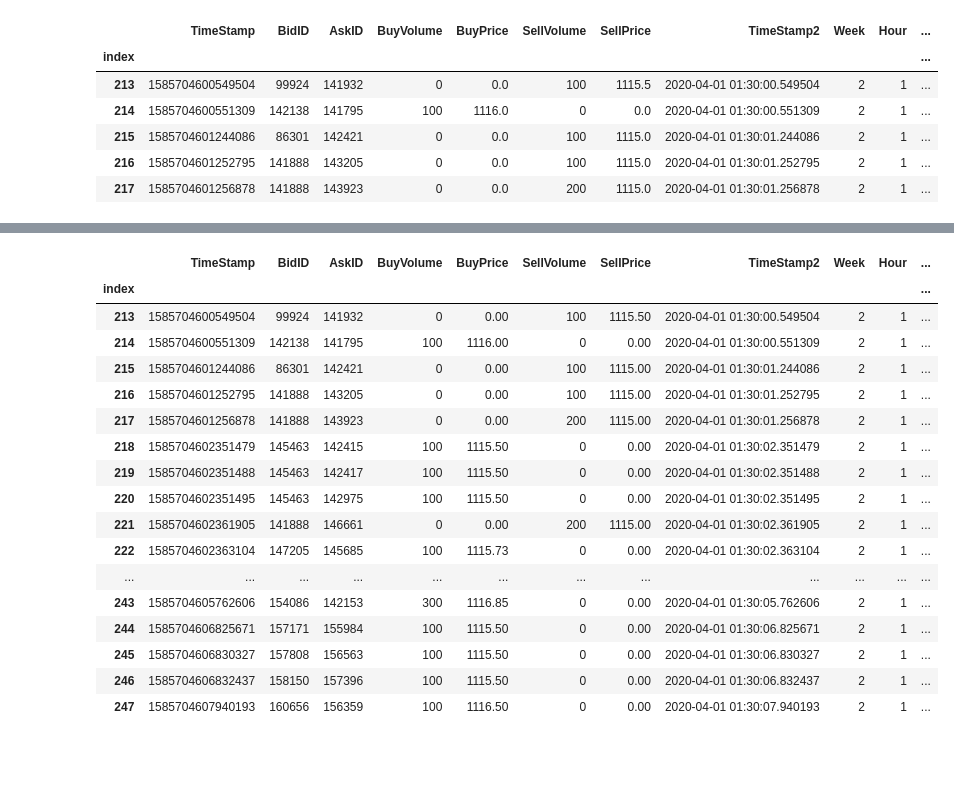
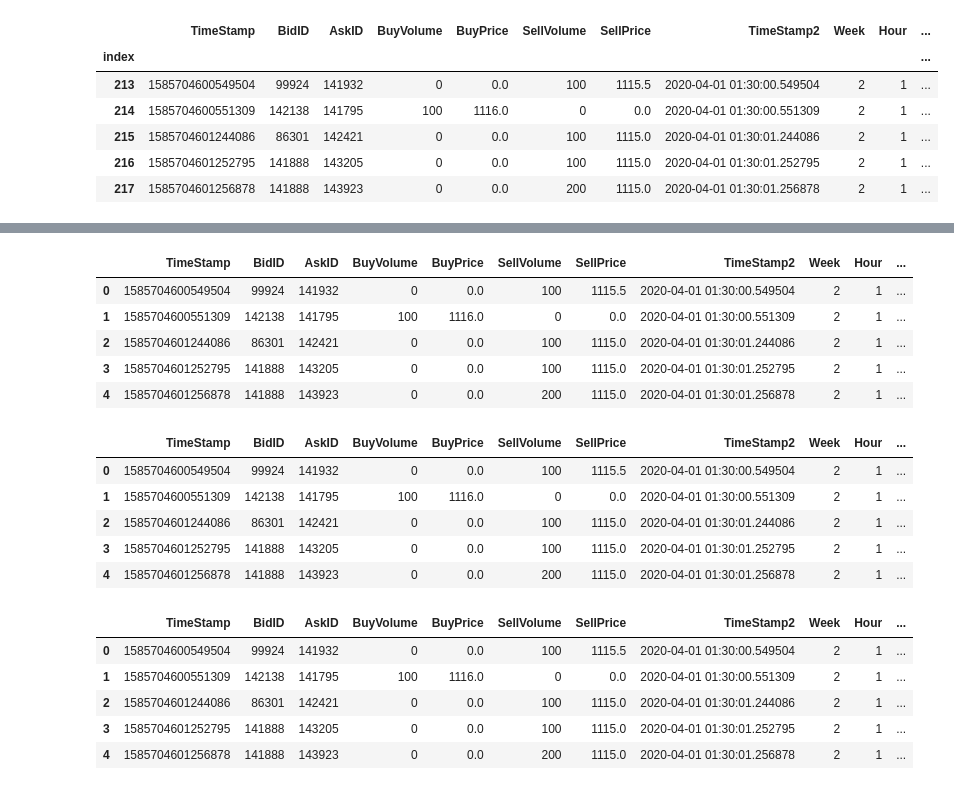
Before and after one commit to chun-code/stock_price, a Jupyter notebook: code.ipynb, the cells around one changed output, grey strips where cells are left out. Cells and saved outputs as stored; diff of their text form; code cells hidden in the pictures; blank space fills up the shorter version.

```diff
--- a/code.ipynb
+++ b/code.ipynb
@@ -160,6 +187,6 @@ book_train.head()
 # %%
 ## 交易量(特徵) -----------------------------------------------------------------------------------------
-raw_trade_train = pd.read_parquet('assignment_600519/trade/600519/20200401.parquet.gzip')
+raw_trade_train = pd.read_parquet('trade/600519/20200401.parquet.gzip')
 trade_train = raw_trade_train.copy()
 # %%
 trade_train['TimeStamp2'] = pd.to_datetime(trade_train['TimeStamp'].values, unit='us')
@@ -187,3 +214,15 @@ trade_train.head()
 | 215 | 1585704601244086 | 86301 | 142421 | 0 | 0.0 | 100 | 1115.0 | 2020-04-01 01:30:01.244086 | 2 | 1 | ... |
 | 216 | 1585704601252795 | 141888 | 143205 | 0 | 0.0 | 100 | 1115.0 | 2020-04-01 01:30:01.252795 | 2 | 1 | ... |
 | 217 | 1585704601256878 | 141888 | 143923 | 0 | 0.0 | 200 | 1115.0 | 2020-04-01 01:30:01.256878 | 2 | 1 | ... |
+# %%
+# 以五檔報價時間依據，將交易資料分組(bisect)
+
+import bisect
+book_ts = book_train['TimeStamp'].values.tolist()  #dataframe to list
+
+def get_ts_id(ts):
+    return bisect.bisect_left(book_ts, ts)  #回傳插入的位置，以0開頭
+
+
+trade_train['ts_id'] = trade_train['TimeStamp'].apply(lambda ts: get_ts_id(ts))  #ts:trade每一列
+trade_train.head(39)
@@ -189,0 +248,35 @@ trade_train.head()
+# %%
+# 買賣次數
+df_result = trade_train.groupby(trade_train['ts_id'])['BuyVolume'].agg(lambda x: x[x>0].count()).reset_index()
+df_result = df_result.rename(columns={'BuyVolume':'trade_buy_cnt'})
+trade_train = trade_train.merge(df_result, how='inner', on='ts_id')
+
+df_result = trade_train.groupby(trade_train['ts_id'])['SellVolume'].agg(lambda x: x[x>0].count()).reset_index()
+df_result = df_result.rename(columns={'SellVolume': 'trade_sell_cnt'})
+trade_train = trade_train.merge(df_result, how='inner', on='ts_id')
+
+trade_train['trade_cnt_diff'] = trade_train['trade_sell_cnt'] - trade_train['trade_buy_cnt'] #買成 > 賣成，預期價格跌。
+trade_train.head()
+# %% [output]
+|  | TimeStamp | BidID | AskID | BuyVolume | BuyPrice | SellVolume | SellPrice | TimeStamp2 | Week | Hour | ... |
+| 0 | 1585704600549504 | 99924 | 141932 | 0 | 0.0 | 100 | 1115.5 | 2020-04-01 01:30:00.549504 | 2 | 1 | ... |
+| 1 | 1585704600551309 | 142138 | 141795 | 100 | 1116.0 | 0 | 0.0 | 2020-04-01 01:30:00.551309 | 2 | 1 | ... |
+| 2 | 1585704601244086 | 86301 | 142421 | 0 | 0.0 | 100 | 1115.0 | 2020-04-01 01:30:01.244086 | 2 | 1 | ... |
+| 3 | 1585704601252795 | 141888 | 143205 | 0 | 0.0 | 100 | 1115.0 | 2020-04-01 01:30:01.252795 | 2 | 1 | ... |
+| 4 | 1585704601256878 | 141888 | 143923 | 0 | 0.0 | 200 | 1115.0 | 2020-04-01 01:30:01.256878 | 2 | 1 | ... |
+# %%
+# 買賣成交量相差、相除
+dict_tmp = (trade_train.groupby('ts_id')['SellVolume'].sum() - trade_train.groupby('ts_id')['BuyVolume'].sum()).to_dict()
+trade_train['trade_size_diff'] = trade_train['ts_id'].map(dict_tmp)
+
+dict_tmp = (trade_train.groupby('ts_id')['SellVolume'].sum() / trade_train.groupby('ts_id')['BuyVolume'].sum()).to_dict()
+trade_train['trade_size_ratio'] = trade_train['ts_id'].map(dict_tmp)
+
+trade_train.head()
+# %% [output]
+|  | TimeStamp | BidID | AskID | BuyVolume | BuyPrice | SellVolume | SellPrice | TimeStamp2 | Week | Hour | ... |
+| 0 | 1585704600549504 | 99924 | 141932 | 0 | 0.0 | 100 | 1115.5 | 2020-04-01 01:30:00.549504 | 2 | 1 | ... |
+| 1 | 1585704600551309 | 142138 | 141795 | 100 | 1116.0 | 0 | 0.0 | 2020-04-01 01:30:00.551309 | 2 | 1 | ... |
+| 2 | 1585704601244086 | 86301 | 142421 | 0 | 0.0 | 100 | 1115.0 | 2020-04-01 01:30:01.244086 | 2 | 1 | ... |
+| 3 | 1585704601252795 | 141888 | 143205 | 0 | 0.0 | 100 | 1115.0 | 2020-04-01 01:30:01.252795 | 2 | 1 | ... |
+| 4 | 1585704601256878 | 141888 | 143923 | 0 | 0.0 | 200 | 1115.0 | 2020-04-01 01:30:01.256878 | 2 | 1 | ... |
@@ -190,21 +336,9 @@ trade_train.head()
 # %%
-trade_train.head(35)
+trade_train.head()
 # %% [output]
 |  | TimeStamp | BidID | AskID | BuyVolume | BuyPrice | SellVolume | SellPrice | TimeStamp2 | Week | Hour | ... |
-| index |  |  |  |  |  |  |  |  |  |  | ... |
-| 213 | 1585704600549504 | 99924 | 141932 | 0 | 0.00 | 100 | 1115.50 | 2020-04-01 01:30:00.549504 | 2 | 1 | ... |
-| 214 | 1585704600551309 | 142138 | 141795 | 100 | 1116.00 | 0 | 0.00 | 2020-04-01 01:30:00.551309 | 2 | 1 | ... |
-| 215 | 1585704601244086 | 86301 | 142421 | 0 | 0.00 | 100 | 1115.00 | 2020-04-01 01:30:01.244086 | 2 | 1 | ... |
-| 216 | 1585704601252795 | 141888 | 143205 | 0 | 0.00 | 100 | 1115.00 | 2020-04-01 01:30:01.252795 | 2 | 1 | ... |
-| 217 | 1585704601256878 | 141888 | 143923 | 0 | 0.00 | 200 | 1115.00 | 2020-04-01 01:30:01.256878 | 2 | 1 | ... |
-| 218 | 1585704602351479 | 145463 | 142415 | 100 | 1115.50 | 0 | 0.00 | 2020-04-01 01:30:02.351479 | 2 | 1 | ... |
-| 219 | 1585704602351488 | 145463 | 142417 | 100 | 1115.50 | 0 | 0.00 | 2020-04-01 01:30:02.351488 | 2 | 1 | ... |
-| 220 | 1585704602351495 | 145463 | 142975 | 100 | 1115.50 | 0 | 0.00 | 2020-04-01 01:30:02.351495 | 2 | 1 | ... |
-| 221 | 1585704602361905 | 141888 | 146661 | 0 | 0.00 | 200 | 1115.00 | 2020-04-01 01:30:02.361905 | 2 | 1 | ... |
-| 222 | 1585704602363104 | 147205 | 145685 | 100 | 1115.73 | 0 | 0.00 | 2020-04-01 01:30:02.363104 | 2 | 1 | ... |
-| ... | ... | ... | ... | ... | ... | ... | ... | ... | ... | ... | ... |
-| 243 | 1585704605762606 | 154086 | 142153 | 300 | 1116.85 | 0 | 0.00 | 2020-04-01 01:30:05.762606 | 2 | 1 | ... |
-| 244 | 1585704606825671 | 157171 | 155984 | 100 | 1115.50 | 0 | 0.00 | 2020-04-01 01:30:06.825671 | 2 | 1 | ... |
-| 245 | 1585704606830327 | 157808 | 156563 | 100 | 1115.50 | 0 | 0.00 | 2020-04-01 01:30:06.830327 | 2 | 1 | ... |
-| 246 | 1585704606832437 | 158150 | 157396 | 100 | 1115.50 | 0 | 0.00 | 2020-04-01 01:30:06.832437 | 2 | 1 | ... |
-| 247 | 1585704607940193 | 160656 | 156359 | 100 | 1116.50 | 0 | 0.00 | 2020-04-01 01:30:07.940193 | 2 | 1 | ... |
+| 0 | 1585704600549504 | 99924 | 141932 | 0 | 0.0 | 100 | 1115.5 | 2020-04-01 01:30:00.549504 | 2 | 1 | ... |
+| 1 | 1585704600551309 | 142138 | 141795 | 100 | 1116.0 | 0 | 0.0 | 2020-04-01 01:30:00.551309 | 2 | 1 | ... |
+| 2 | 1585704601244086 | 86301 | 142421 | 0 | 0.0 | 100 | 1115.0 | 2020-04-01 01:30:01.244086 | 2 | 1 | ... |
+| 3 | 1585704601252795 | 141888 | 143205 | 0 | 0.0 | 100 | 1115.0 | 2020-04-01 01:30:01.252795 | 2 | 1 | ... |
+| 4 | 1585704601256878 | 141888 | 143923 | 0 | 0.0 | 200 | 1115.0 | 2020-04-01 01:30:01.256878 | 2 | 1 | ... |
```
Also changed, not shown: parts of 20 cells of this notebook.
